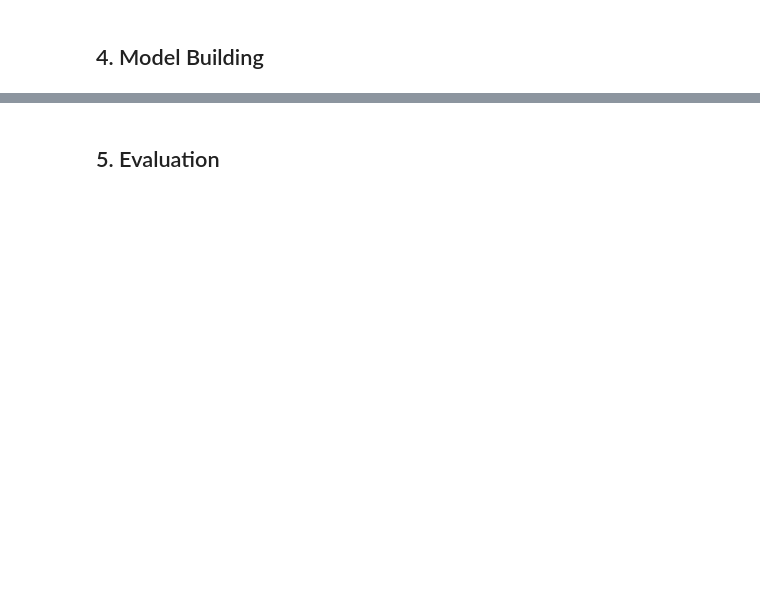
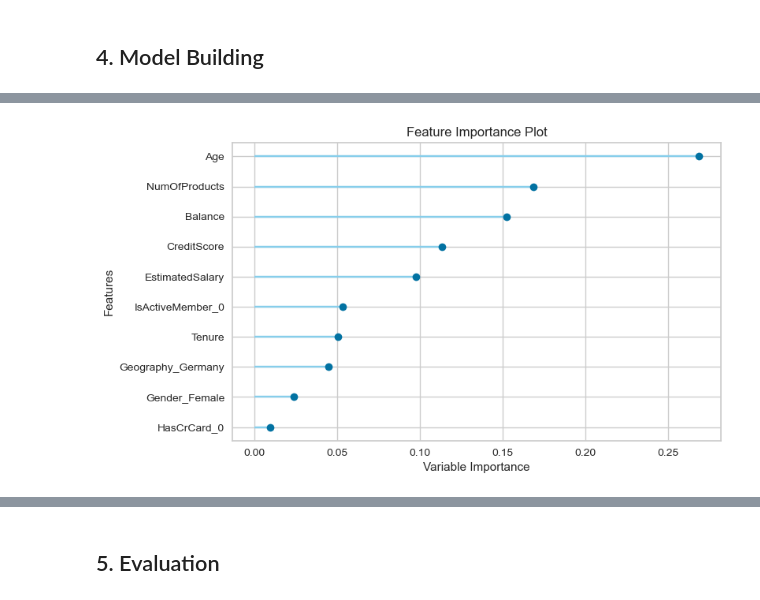
Before and after one commit to YingHei/How-many-Customers-Stay-Classification, a Jupyter notebook: main.ipynb, the cells around one changed output, grey strips where cells are left out. Drawn from its saved outputs; the diff is of its cells as text; code cells hidden in the pictures; blank space fills up the shorter version.

```diff
--- a/main.ipynb
+++ b/main.ipynb
@@ -270,0 +183,4 @@ select_test_x = test_x[:, gbdt.feature_importances_>0.01]
+# %%
+plot_model(tuned_gbc, plot='feature')
+# %% [output]
+[figure, added]
```
Also changed, not shown: parts of 77 cells of this notebook, 10 other files.
